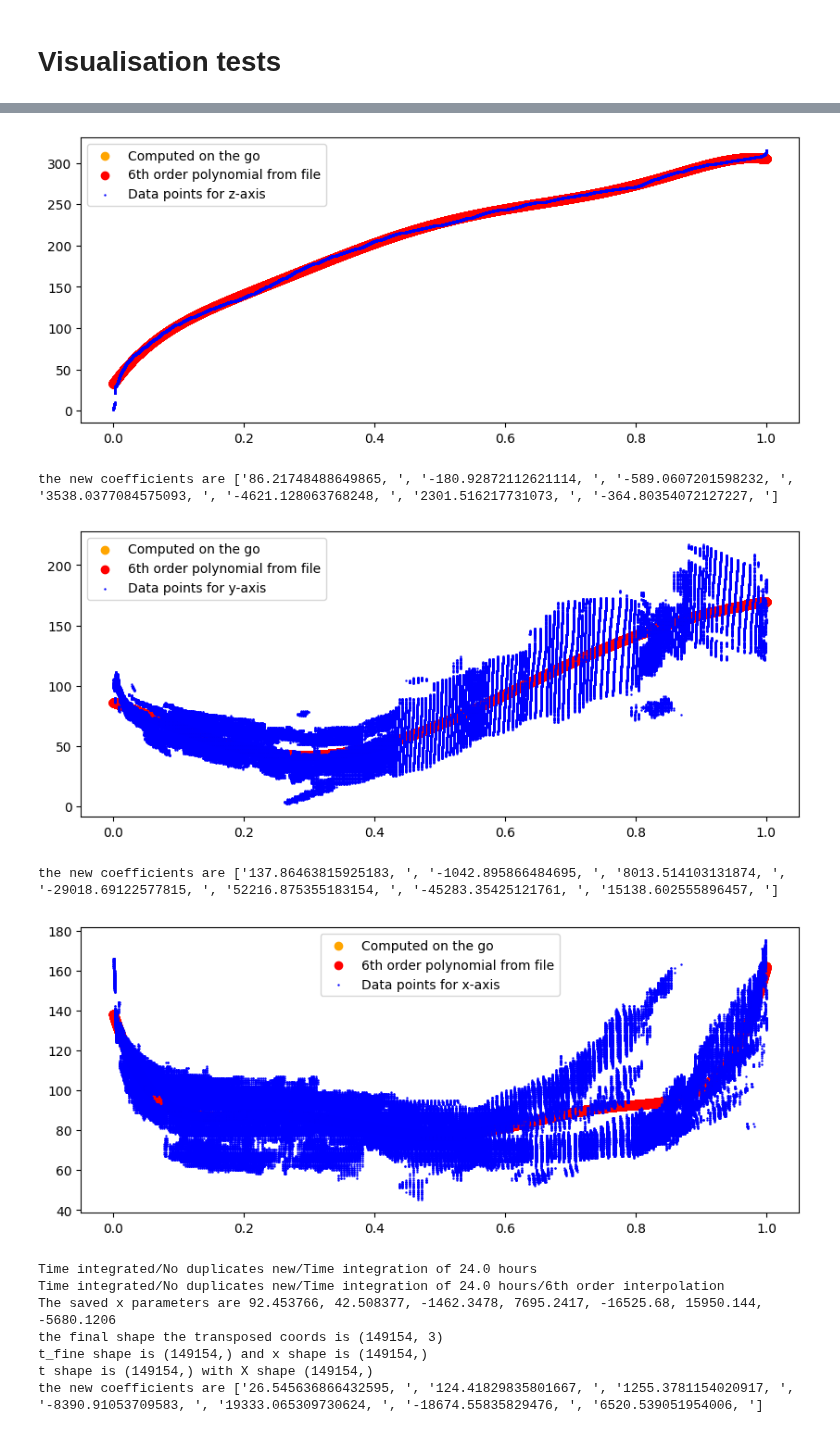
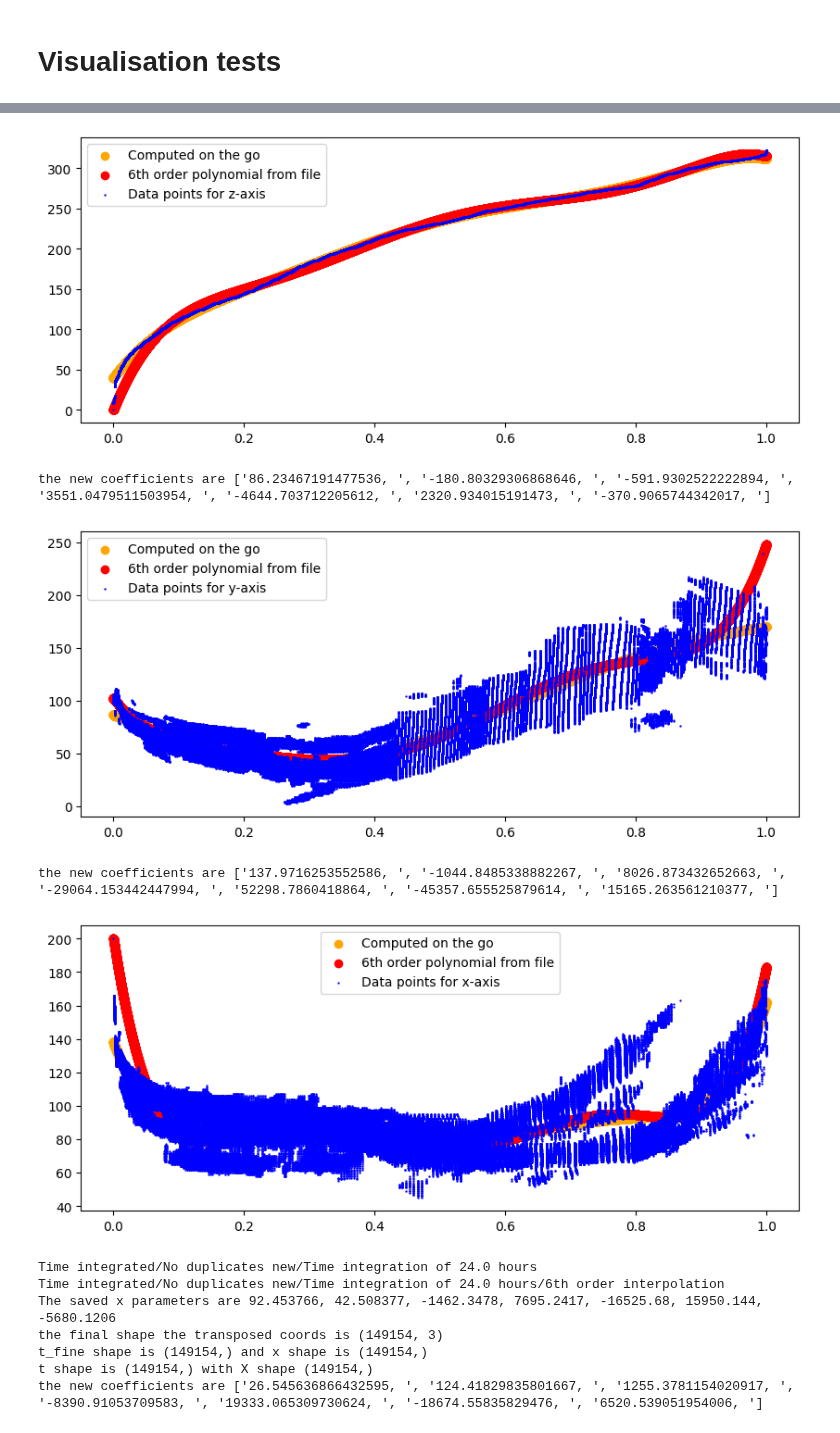
Before and after one commit to avoyeux/Rainbow_k3d, a Jupyter notebook: Animation/new_3D_animation.ipynb, the cells around one changed output, grey strips where cells are left out. Drawn from its saved outputs; the diff is of its cells as text; code cells hidden in the pictures.

```diff
--- a/Animation/new_3D_animation.ipynb
+++ b/Animation/new_3D_animation.ipynb
@@ -305,7 +301,7 @@ from visualisation_test import Visualise
 hdf5 = '../Data/order0321.h5'
 index = 150
 group_paths = [
-    f'Time integrated/No duplicates new/Time integration of 24.0 hours{added}'
+    f'Time integrated/No duplicates new with feet/Time integration of 24.0 hours{added}'
     for added in ['', '/6th order interpolation']
 ]
 
@@ -330,8 +324,8 @@ the new coefficients are ['33.04272116699403, ', '1084.9222124579353, ', '-5244.
-[figure, old version]
+[figure, new version]
-the new coefficients are ['86.21748488649865, ', '-180.92872112621114, ', '-589.0607201598232, ', '3538.0377084575093, ', '-4621.128063768248, ', '2301.516217731073, ', '-364.80354072127227, ']
+the new coefficients are ['86.23467191477536, ', '-180.80329306868646, ', '-591.9302522222894, ', '3551.0479511503954, ', '-4644.703712205612, ', '2320.934015191473, ', '-370.9065744342017, ']
-[figure, old version]
+[figure, new version]
-the new coefficients are ['137.86463815925183, ', '-1042.895866484695, ', '8013.514103131874, ', '-29018.69122577815, ', '52216.875355183154, ', '-45283.35425121761, ', '15138.602555896457, ']
+the new coefficients are ['137.9716253552586, ', '-1044.8485338882267, ', '8026.873432652663, ', '-29064.153442447994, ', '52298.7860418864, ', '-45357.655525879614, ', '15165.263561210377, ']
-[figure, old version]
+[figure, new version]
 # %%
 # looking at the interpolations
 from visualisation_test import Visualise
```
Also changed, not shown: parts of 2 cells of this notebook, 3 other files.
